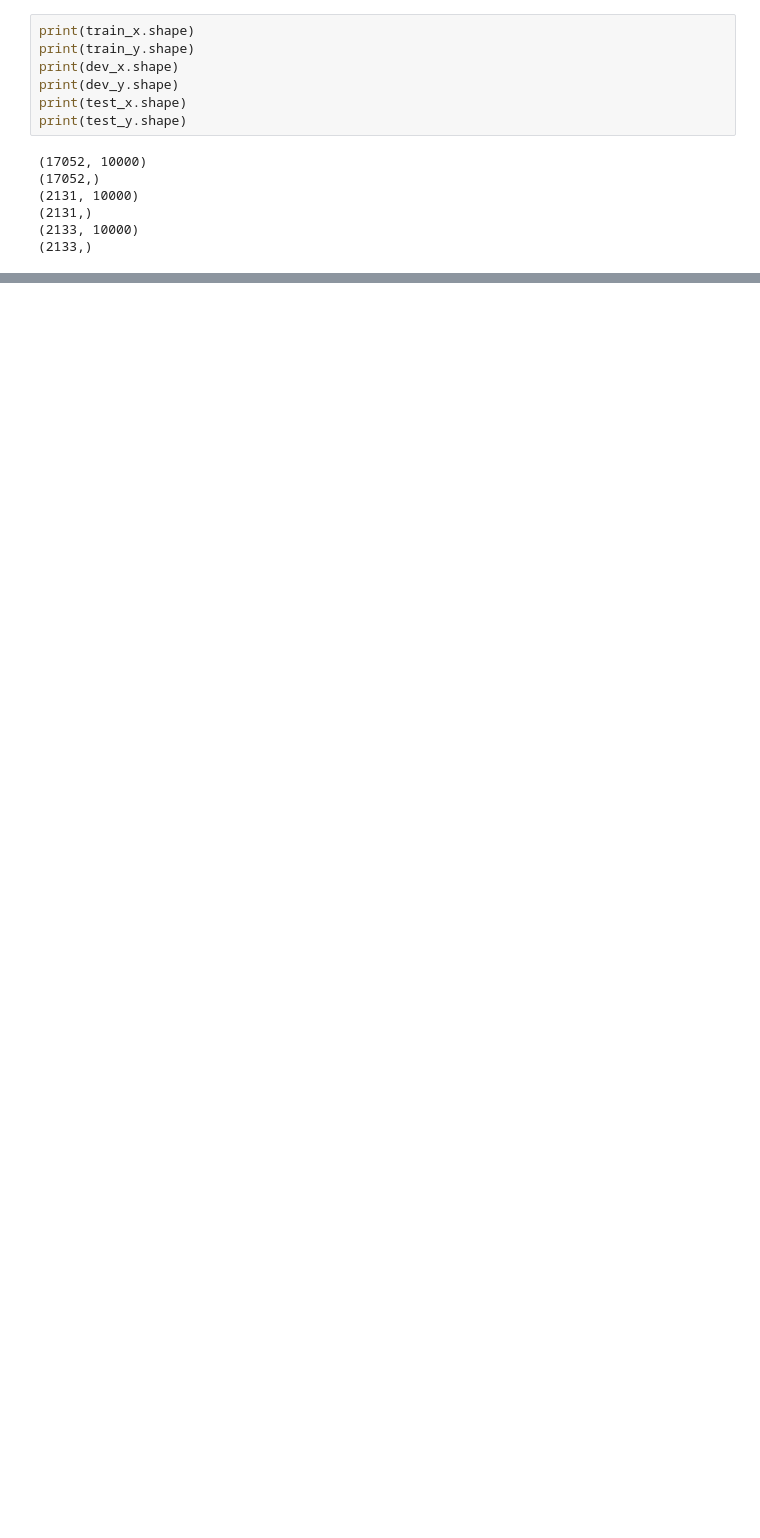
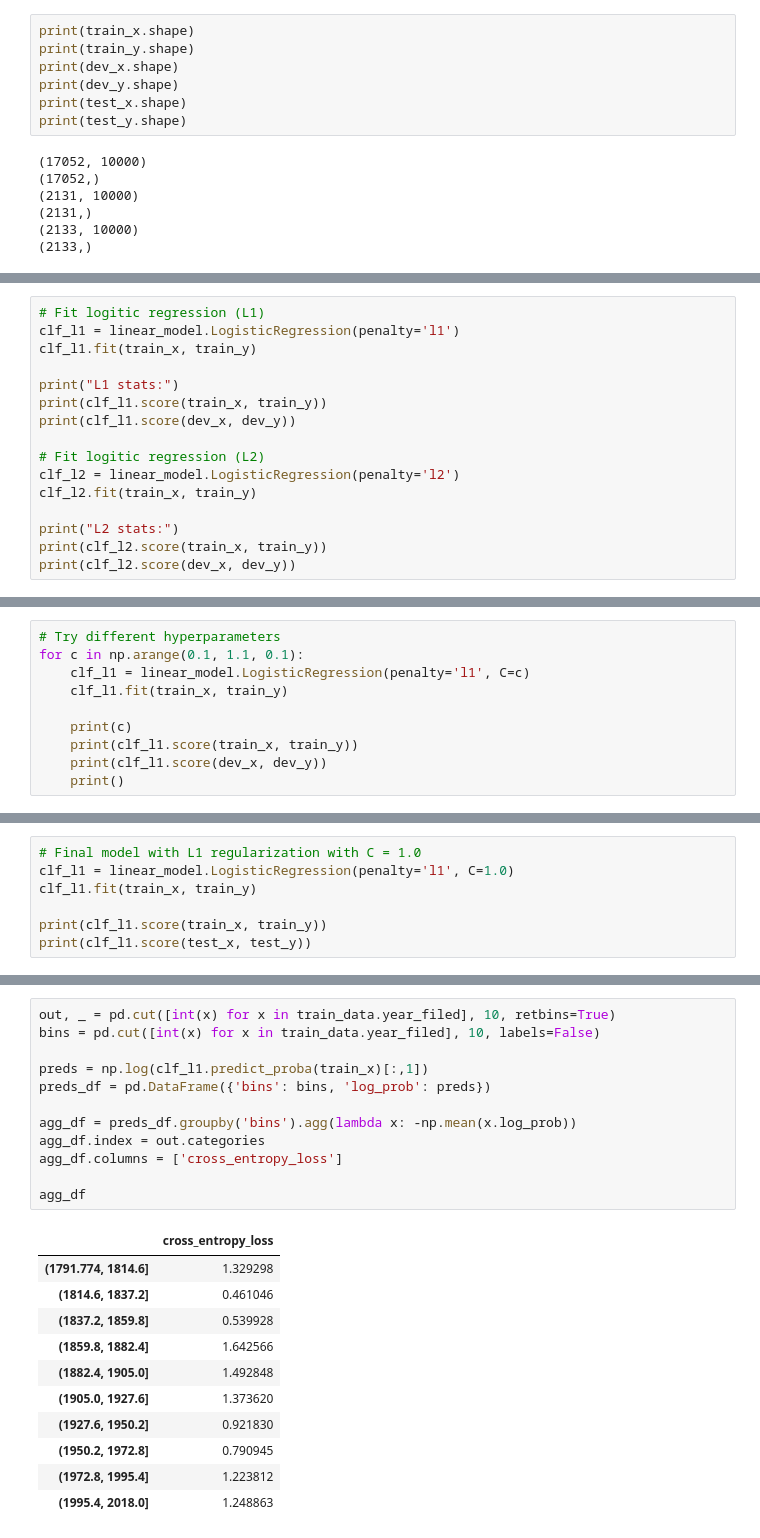
Before and after one commit to kr900910/supreme_court_opinion, a Jupyter notebook: Baseline.ipynb, the cells around one changed output, grey strips where cells are left out. Saved outputs shown, nothing was run; the diff lists cells and outputs as text; blank space fills up the shorter version.

```diff
--- a/Baseline.ipynb
+++ b/Baseline.ipynb
@@ -181,0 +286,16 @@ agg_df
+# %%
+# Fit logitic regression (L1)
+clf_l1 = linear_model.LogisticRegression(penalty='l1')
+clf_l1.fit(train_x, train_y)
+
+print("L1 stats:")
+print(clf_l1.score(train_x, train_y))
+print(clf_l1.score(dev_x, dev_y))
+
+# Fit logitic regression (L2)
+clf_l2 = linear_model.LogisticRegression(penalty='l2')
+clf_l2.fit(train_x, train_y)
+
+print("L2 stats:")
+print(clf_l2.score(train_x, train_y))
+print(clf_l2.score(dev_x, dev_y))
@@ -181,0 +309,10 @@ agg_df
+# %%
+# Try different hyperparameters
+for c in np.arange(0.1, 1.1, 0.1):
+    clf_l1 = linear_model.LogisticRegression(penalty='l1', C=c)
+    clf_l1.fit(train_x, train_y)
+
+    print(c)
+    print(clf_l1.score(train_x, train_y))
+    print(clf_l1.score(dev_x, dev_y))
+    print()
@@ -181,0 +337,7 @@ agg_df
+# %%
+# Final model with L1 regularization with C = 1.0
+clf_l1 = linear_model.LogisticRegression(penalty='l1', C=1.0)
+clf_l1.fit(train_x, train_y)
+
+print(clf_l1.score(train_x, train_y))
+print(clf_l1.score(test_x, test_y))
@@ -181,0 +379,24 @@ agg_df
+# %%
+out, _ = pd.cut([int(x) for x in train_data.year_filed], 10, retbins=True)
+bins = pd.cut([int(x) for x in train_data.year_filed], 10, labels=False)
+
+preds = np.log(clf_l1.predict_proba(train_x)[:,1])
+preds_df = pd.DataFrame({'bins': bins, 'log_prob': preds})
+
+agg_df = preds_df.groupby('bins').agg(lambda x: -np.mean(x.log_prob))
+agg_df.index = out.categories
+agg_df.columns = ['cross_entropy_loss']
+
+agg_df
+# %% [output]
+|  | cross_entropy_loss |
+| (1791.774, 1814.6] | 1.329298 |
+| (1814.6, 1837.2] | 0.461046 |
+| (1837.2, 1859.8] | 0.539928 |
+| (1859.8, 1882.4] | 1.642566 |
+| (1882.4, 1905.0] | 1.492848 |
+| (1905.0, 1927.6] | 1.373620 |
+| (1927.6, 1950.2] | 0.921830 |
+| (1950.2, 1972.8] | 0.790945 |
+| (1972.8, 1995.4] | 1.223812 |
+| (1995.4, 2018.0] | 1.248863 |
```
Also changed, not shown: parts of 80 cells of this notebook, 1 other file.
